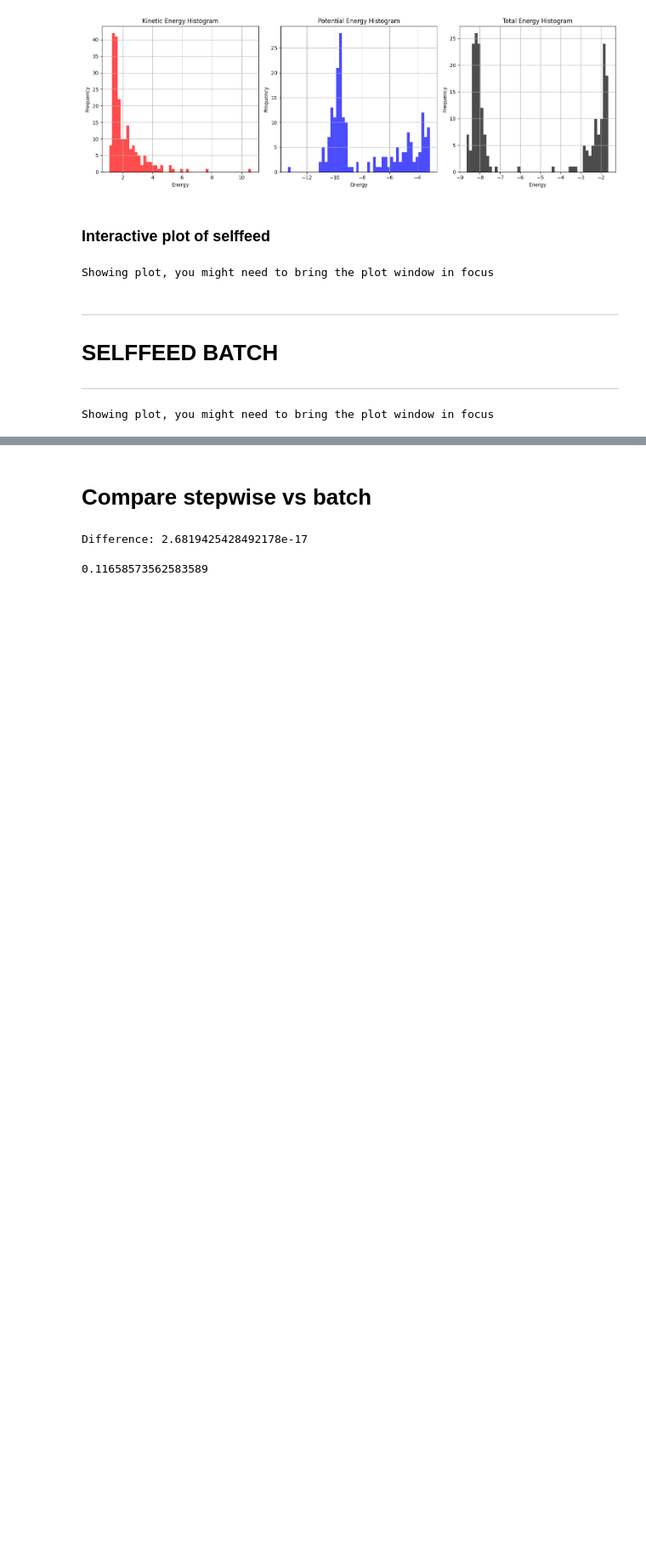
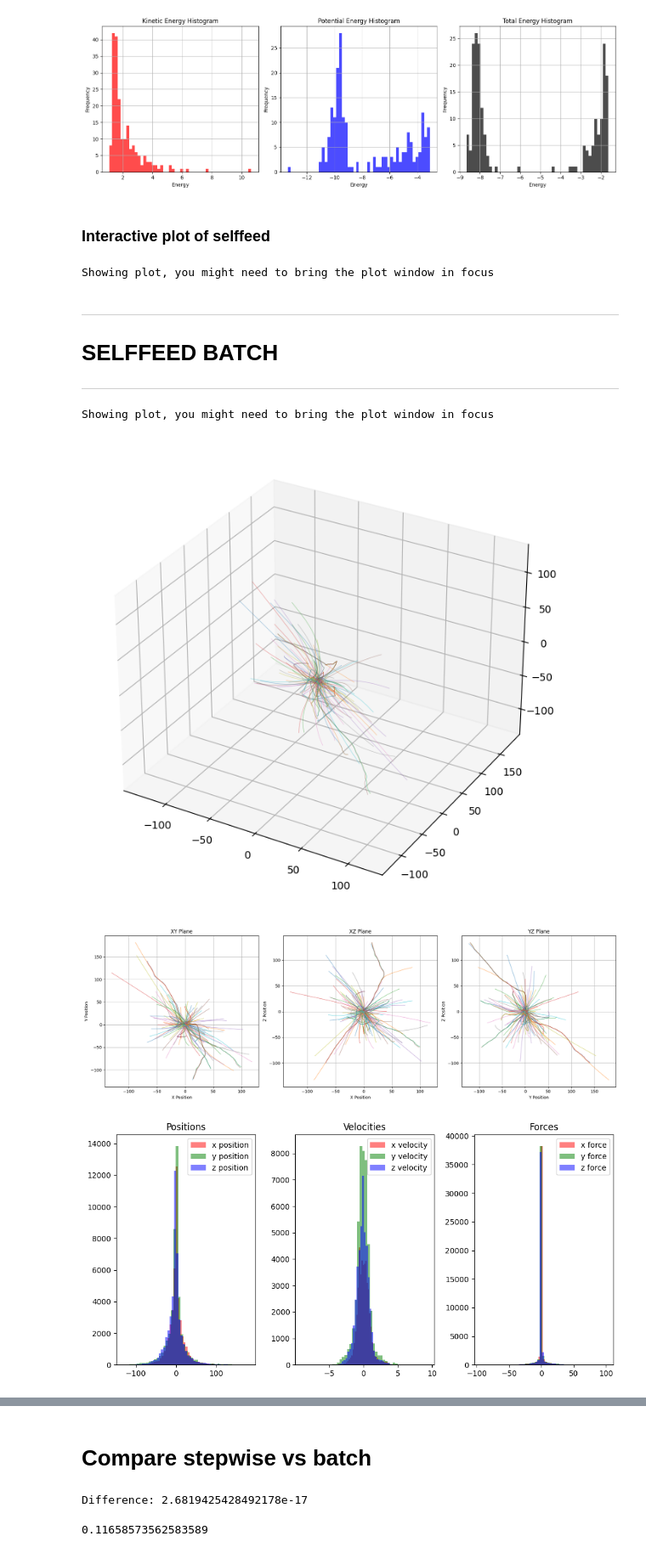
Before and after one commit to TheMightiestCarrot/n_body_approx, a Jupyter notebook: SEGNN_n_body_self_feed.ipynb, the cells around one changed output, grey strips where cells are left out. Shown at 85% size. Saved outputs shown, nothing was run; the diff lists cells and outputs as text; code cells hidden in the pictures; blank space fills up the shorter version.

```diff
--- a/SEGNN_n_body_self_feed.ipynb
+++ b/SEGNN_n_body_self_feed.ipynb
@@ -159,3 +160,12 @@ dataset.simulation.interactive_trajectory_plot_all_particles_3d(self_feed_batch_
                                                                 offline_plot=False, alpha=0.2)
 # %% [output]
 Showing plot, you might need to bring the plot window in focus
+# %%
+dataset.plot_trajectories_static(self_feed_batch_pos, max_sims=100)
+dataset.plot_trajectories_static_3D_to_2D(self_feed_batch_pos, max_sims=100)
+dataset.plot_histograms(self_feed_batch_pos, self_feed_batch_vel, self_feed_batch_force, bins=50)
+dataset.plot_differences(self_feed_batch_pos, self_feed_batch_vel, step=2, bins=100)
+# %% [output]
+[figure, added]
+[figure, added]
+[figure, added]
```
Also changed, not shown: parts of 4 cells of this notebook, 5 other files.
